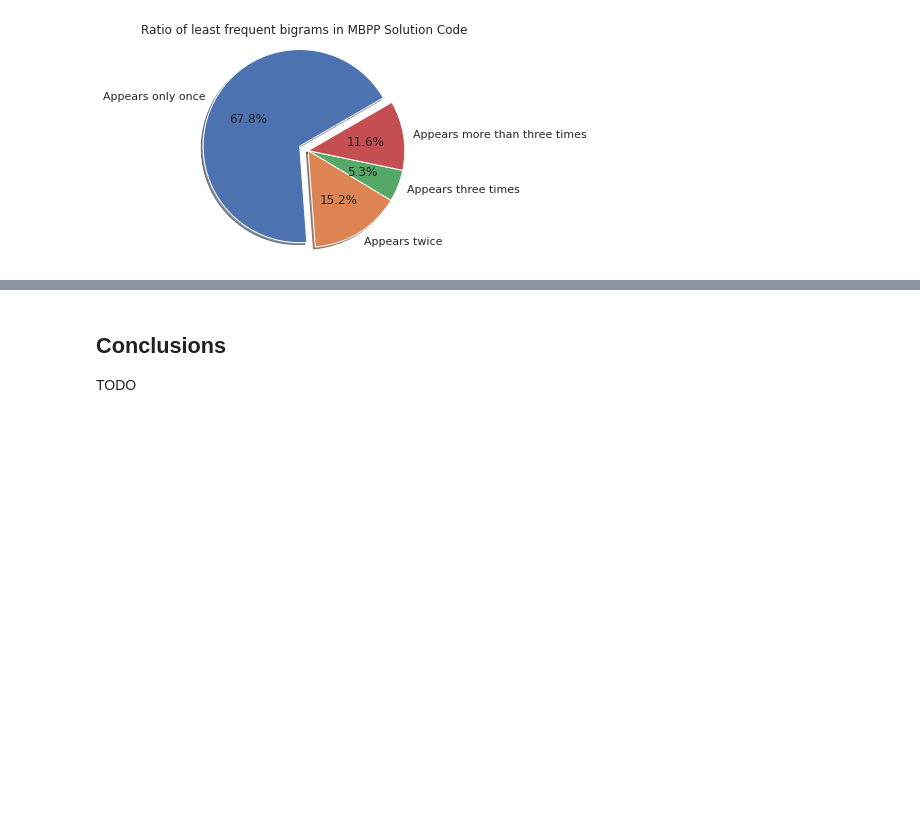
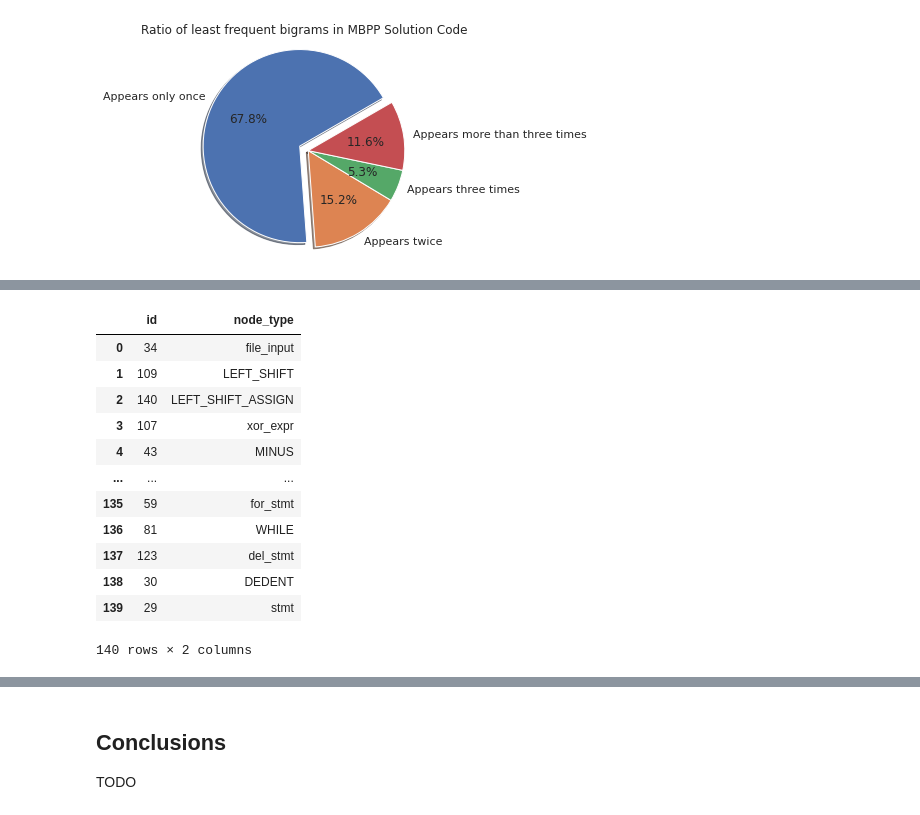
Before and after one commit to alejandro56664-2/final-project-intro-ds-2022-1, a Jupyter notebook: 3_eda/exploratory_data_analysis.ipynb, the cells around one changed output, grey strips where cells are left out. Drawn from its saved outputs; the diff is of its cells as text; code cells hidden in the pictures; blank space fills up the shorter version.

```diff
--- a/3_eda/exploratory_data_analysis.ipynb
+++ b/3_eda/exploratory_data_analysis.ipynb
@@ -685,0 +771,3 @@ plot_ratio_infrequent_ngrams_pie('MBPP Solution Code', mbpp_code_top_n_bigrams)
+# %%
+def load_node_types(file):
+    return pd.read_csv(file)
@@ -685,0 +777,16 @@ plot_ratio_infrequent_ngrams_pie('MBPP Solution Code', mbpp_code_top_n_bigrams)
+# %%
+mbpp_node_types_df
+# %% [output]
+|  | id | node_type |
+| 0 | 34 | file_input |
+| 1 | 109 | LEFT_SHIFT |
+| 2 | 140 | LEFT_SHIFT_ASSIGN |
+| 3 | 107 | xor_expr |
+| 4 | 43 | MINUS |
+| ... | ... | ... |
+| 135 | 59 | for_stmt |
+| 136 | 81 | WHILE |
+| 137 | 123 | del_stmt |
+| 138 | 30 | DEDENT |
+| 139 | 29 | stmt |
+140 rows × 2 columns
```
Also changed, not shown: parts of 22 cells of this notebook, 7 other files.
